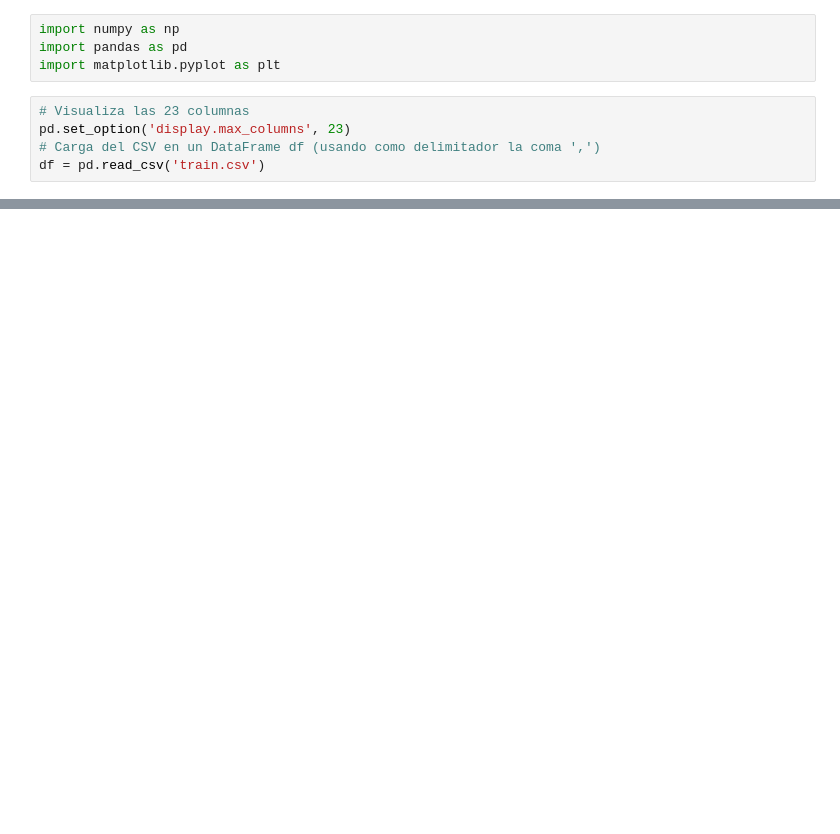
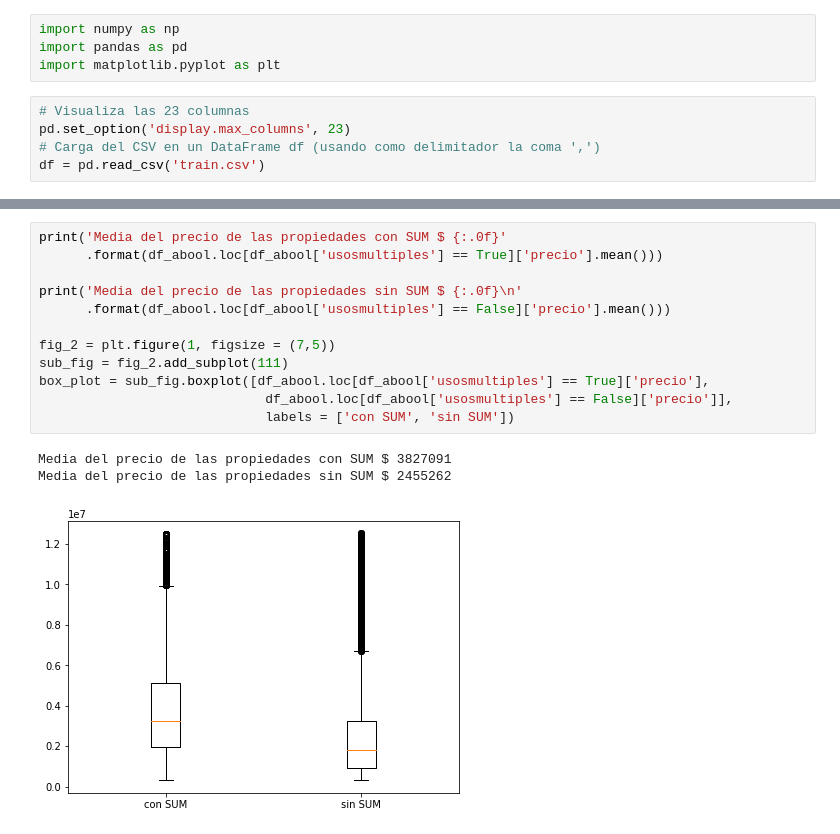
Before and after one commit to komod0/TPs-Org.Datos, a Jupyter notebook: tp1/nbfacundo.ipynb, the cells around one changed output, grey strips where cells are left out. Saved outputs shown, nothing was run; the diff lists cells and outputs as text; blank space fills up the shorter version.

```diff
--- a/tp1/nbfacundo.ipynb
+++ b/tp1/nbfacundo.ipynb
@@ -91,0 +71,16 @@ Media del precio de las propiedades sin centros comerciales cencanos $ 2481760
+# %%
+print('Media del precio de las propiedades con SUM $ {:.0f}'
+      .format(df_abool.loc[df_abool['usosmultiples'] == True]['precio'].mean()))
+
+print('Media del precio de las propiedades sin SUM $ {:.0f}\n'
+      .format(df_abool.loc[df_abool['usosmultiples'] == False]['precio'].mean()))
+
+fig_2 = plt.figure(1, figsize = (7,5))
+sub_fig = fig_2.add_subplot(111)
+box_plot = sub_fig.boxplot([df_abool.loc[df_abool['usosmultiples'] == True]['precio'],
+                             df_abool.loc[df_abool['usosmultiples'] == False]['precio']],
+                             labels = ['con SUM', 'sin SUM'])
+# %% [output]
+Media del precio de las propiedades con SUM $ 3827091
+Media del precio de las propiedades sin SUM $ 2455262
+[figure, added]
```
Also changed, not shown: parts of 8 cells of this notebook.
